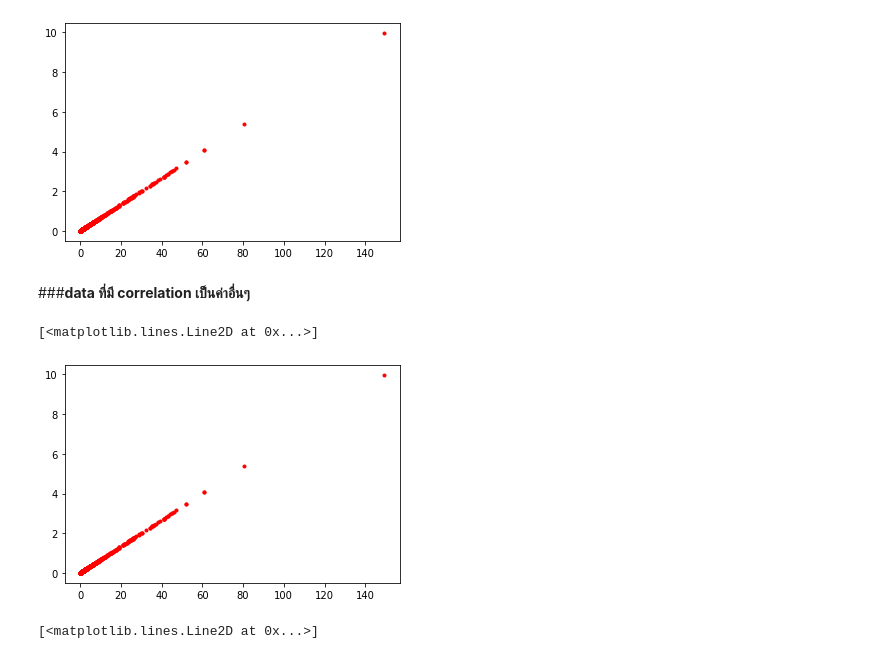
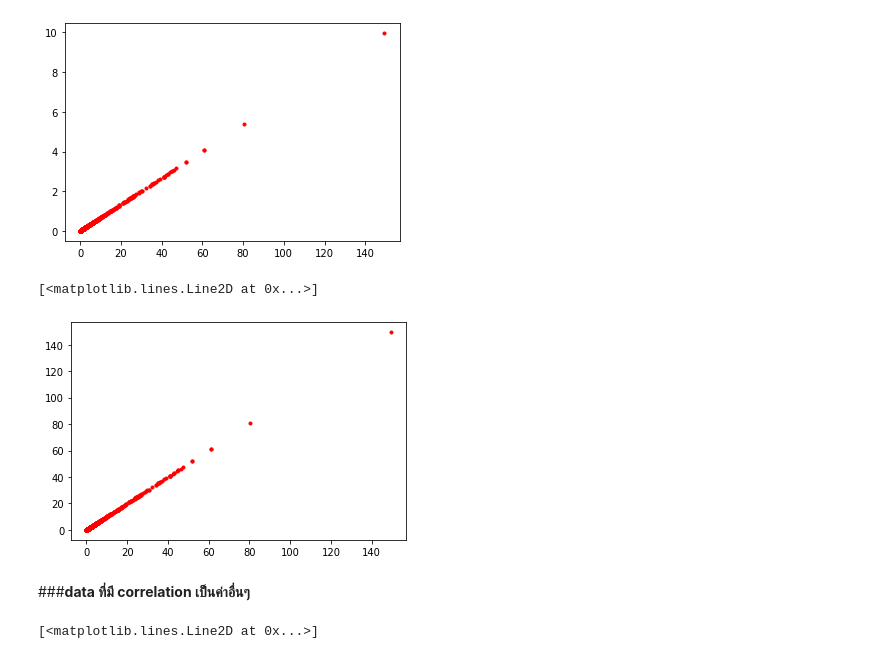
Before and after one commit to gameaphiwat/Multivariate, a Jupyter notebook: Chapter3_PCA.ipynb, the cells around one changed output. Saved outputs shown, nothing was run; the diff lists cells and outputs as text; code cells hidden in the pictures.

```diff
--- a/Chapter3_PCA.ipynb
+++ b/Chapter3_PCA.ipynb
@@ -512,13 +512,13 @@ plt.plot(newdata.iloc[:,10],newdata.iloc[:,27],'r.')
 # %% [output]
 [<matplotlib.lines.Line2D at 0x...>]
 [figure]
+# %%
+plt.plot(newdata.iloc[:,10],newdata.iloc[:,10],'r.')
+# %% [output]
+[<matplotlib.lines.Line2D at 0x...>]
+[figure, added]
 # %% [markdown]
 ###**data ที่มี correlation เป็นค่าอื่นๆ**
-# %%
-plt.plot(newdata.iloc[:,10],newdata.iloc[:,27],'r.')
-# %% [output]
-[<matplotlib.lines.Line2D at 0x...>]
-[figure, removed]
 # %%
 plt.plot(newdata.iloc[:,11],newdata.iloc[:,29],'r.')
 # %% [output]
```
Also changed, not shown: parts of 30 cells of this notebook.
